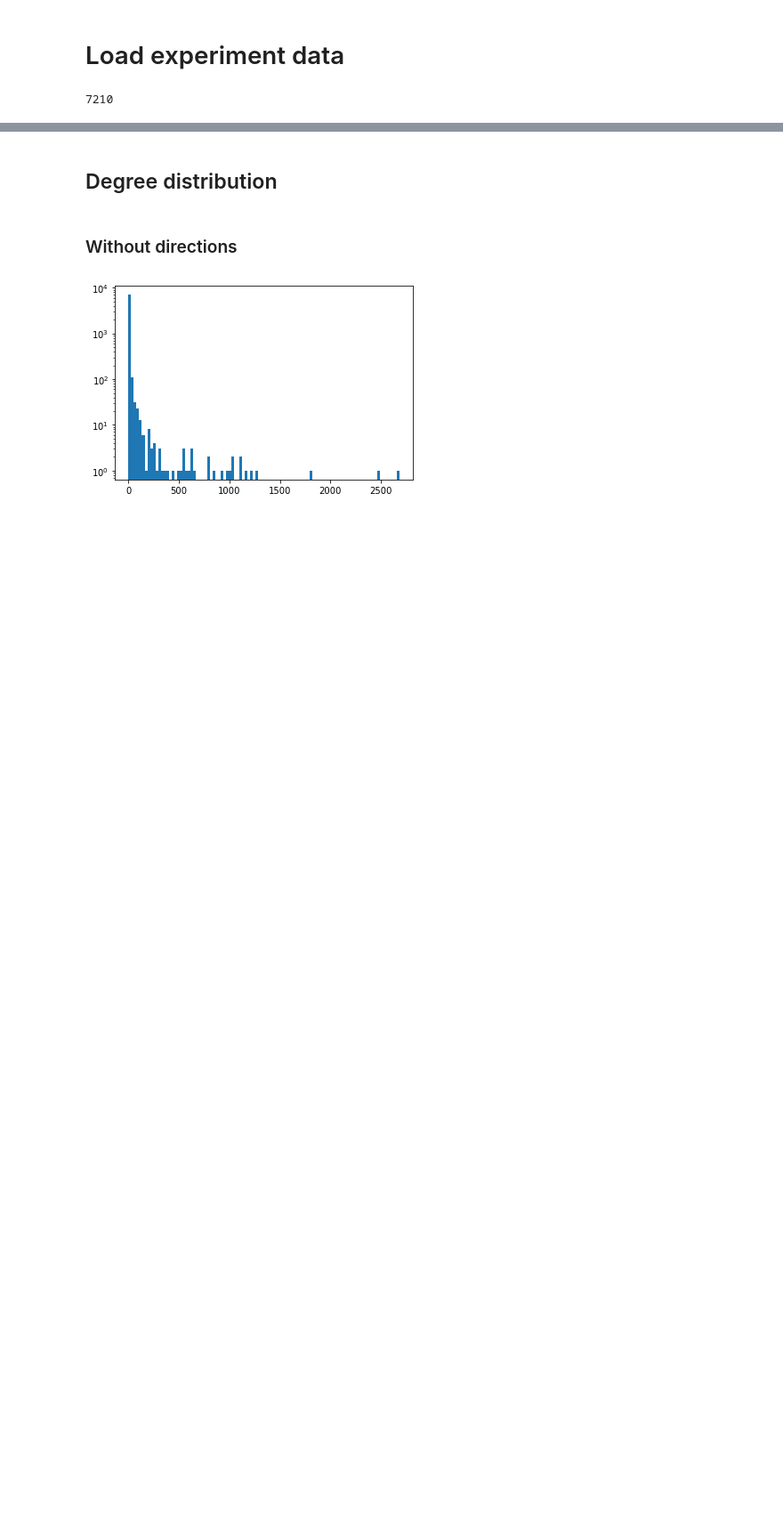
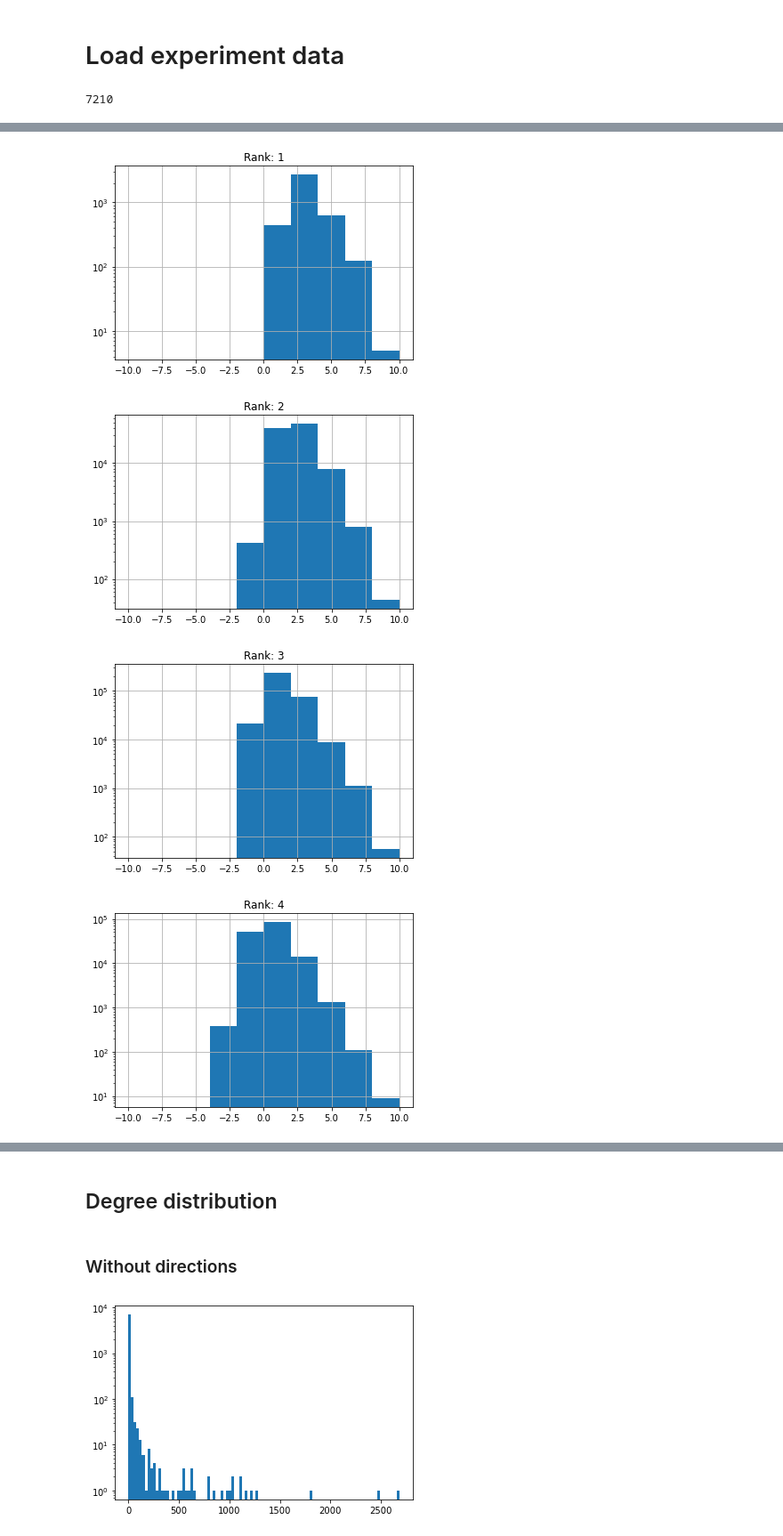
Before and after one commit to laugustyniak/discourse_summarization, a Jupyter notebook: aspects/notebooks/conceptnet-hierarchy-evaluation.ipynb, the cells around one changed output, grey strips where cells are left out. Shown: that part at 89% size. Saved outputs shown, nothing was run; the diff lists cells and outputs as text; code cells hidden in the pictures; blank space fills up the shorter version.

```diff
--- a/aspects/notebooks/conceptnet-hierarchy-evaluation.ipynb
+++ b/aspects/notebooks/conceptnet-hierarchy-evaluation.ipynb
@@ -53,0 +163,12 @@ AttributeError: 'MultiDiGraph' object has no attribute 'new_vertex_property'
+# %%
+legend = []
+for rank, path_distance in df.groupby(by='shortest_distance_aspect_graph'):
+    path_distance = rank
+    plt.figure()
+    df[df.shortest_distance_aspect_graph == path_distance].shortest_paths_differences.hist(range=(-10, 10), log=True)
+    plt.title(f'Rank: {path_distance}')
+# %% [output]
+[figure, added]
+[figure, added]
+[figure, added]
+[figure, added]
```
Also changed, not shown: parts of 21 cells of this notebook.
